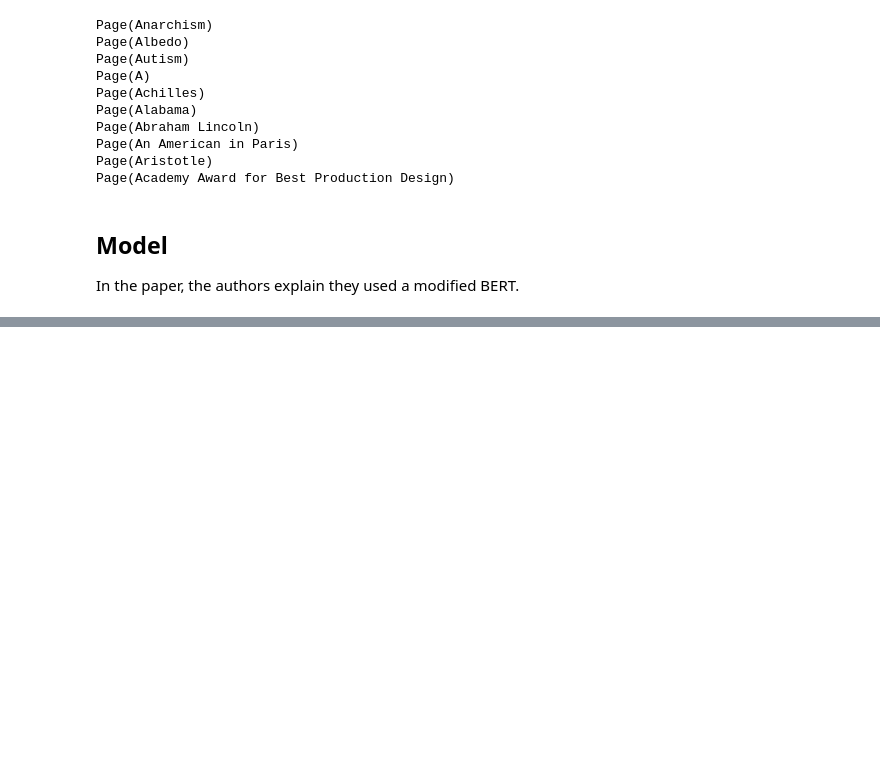
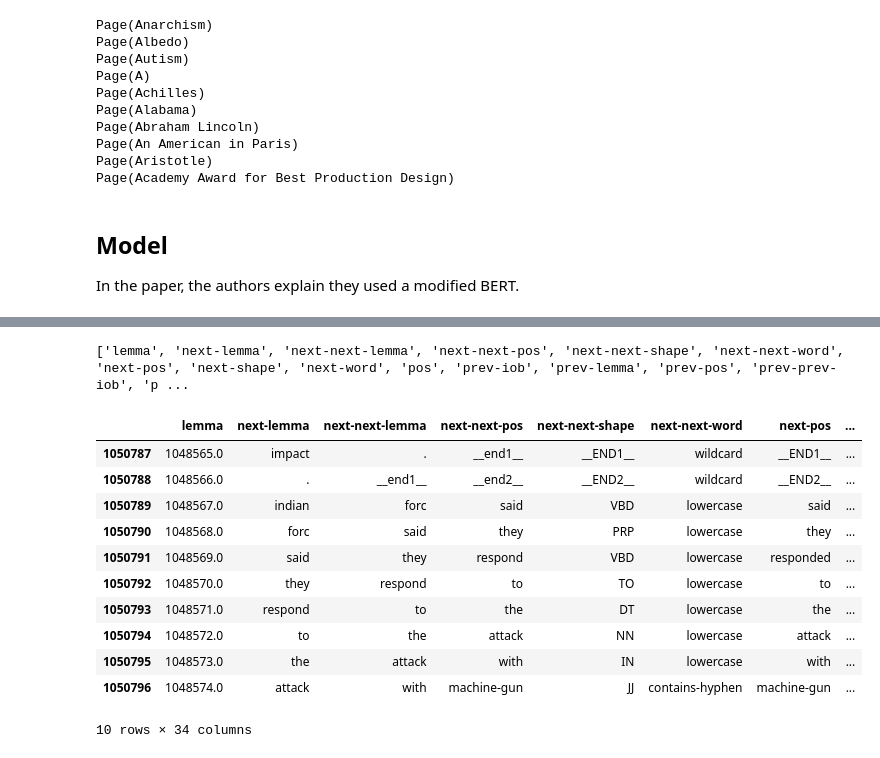
Before and after one commit to erolm-a/colla-framework, a Jupyter notebook: notebooks/EntitiesAsExperts.ipynb, the cells around one changed output, grey strips where cells are left out. Drawn from its saved outputs; the diff is of its cells as text; code cells hidden in the pictures; blank space fills up the shorter version.

```diff
--- a/notebooks/EntitiesAsExperts.ipynb
+++ b/notebooks/EntitiesAsExperts.ipynb
@@ -491,0 +196,26 @@ class EaE(Module):
+# %%
+# The columns are a bit irregular.
+names = []
+with wrap_open("ner.csv", "r", encoding="latin1") as f:
+    names = f.readline().strip().split(",")[1:]
+    names = names + list(range(34 - len(names)))
+
+print(names)
+
+with wrap_open("ner.csv", "rb") as f:
+    data = pd.read_csv(f, encoding="latin1", names=names).fillna(method="ffill")
+data.tail(10)
+# %% [output]
+['lemma', 'next-lemma', 'next-next-lemma', 'next-next-pos', 'next-next-shape', 'next-next-word', 'next-pos', 'next-shape', 'next-word', 'pos', 'prev-iob', 'prev-lemma', 'prev-pos', 'prev-prev-iob', 'p ...
+|  | lemma | next-lemma | next-next-lemma | next-next-pos | next-next-shape | next-next-word | next-pos | ... |
+| 1050787 | 1048565.0 | impact | . | __end1__ | __END1__ | wildcard | __END1__ | ... |
+| 1050788 | 1048566.0 | . | __end1__ | __end2__ | __END2__ | wildcard | __END2__ | ... |
+| 1050789 | 1048567.0 | indian | forc | said | VBD | lowercase | said | ... |
+| 1050790 | 1048568.0 | forc | said | they | PRP | lowercase | they | ... |
+| 1050791 | 1048569.0 | said | they | respond | VBD | lowercase | responded | ... |
+| 1050792 | 1048570.0 | they | respond | to | TO | lowercase | to | ... |
+| 1050793 | 1048571.0 | respond | to | the | DT | lowercase | the | ... |
+| 1050794 | 1048572.0 | to | the | attack | NN | lowercase | attack | ... |
+| 1050795 | 1048573.0 | the | attack | with | IN | lowercase | with | ... |
+| 1050796 | 1048574.0 | attack | with | machine-gun | JJ | contains-hyphen | machine-gun | ... |
+10 rows × 34 columns
```
Also changed, not shown: parts of 32 cells of this notebook.
